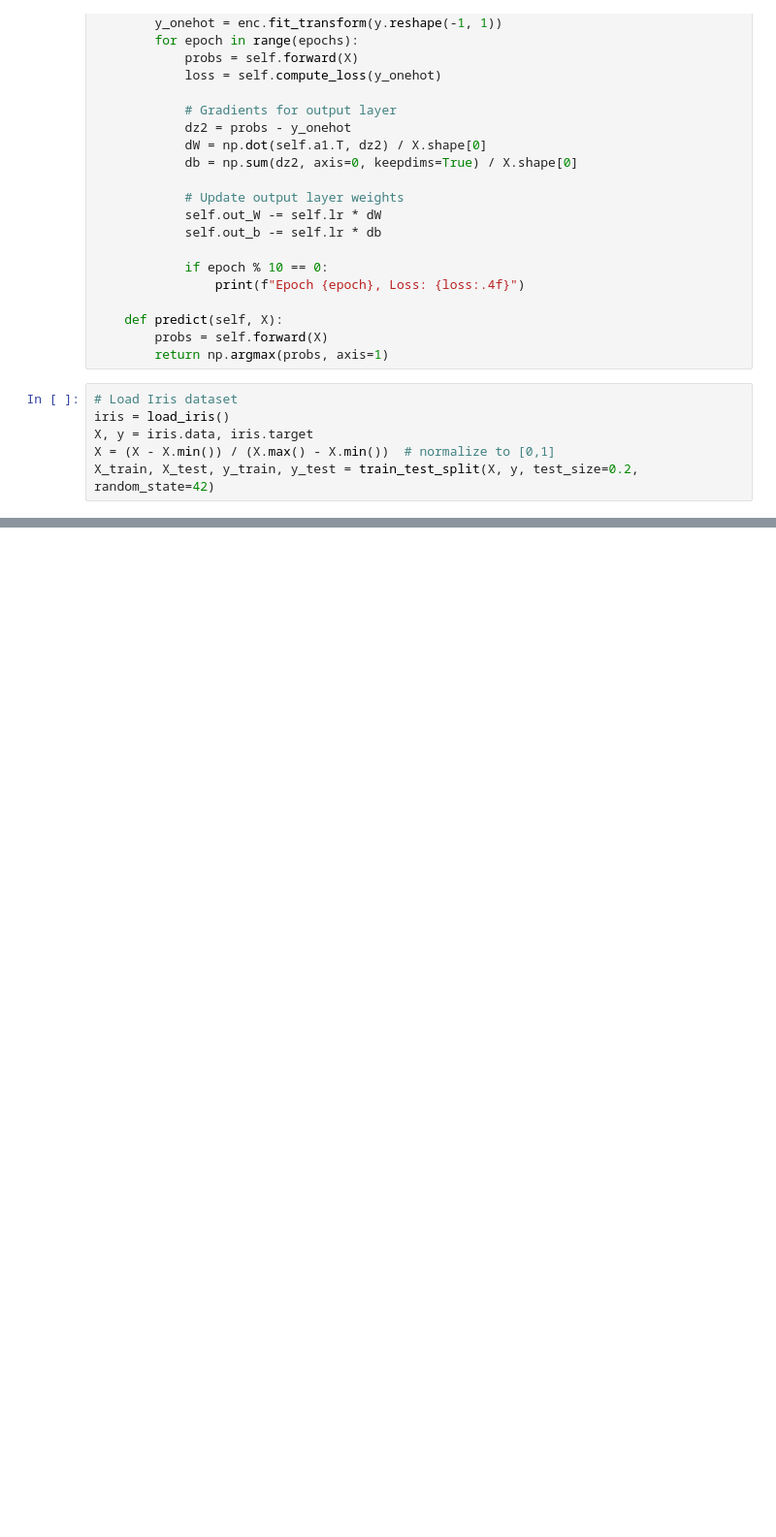
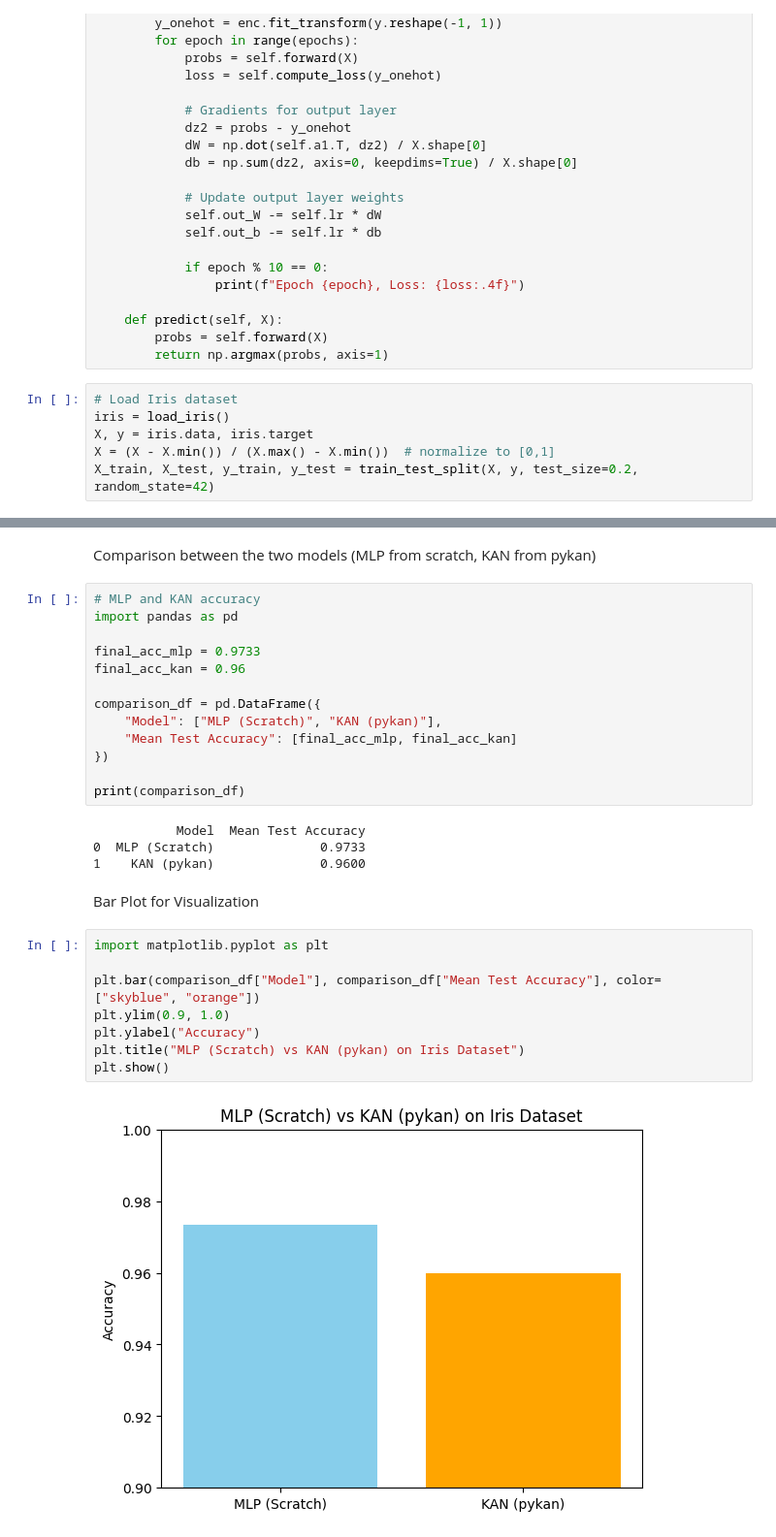
Before and after one commit to p20230445-bits/crux-inductions-2025, a Jupyter notebook: notebooks/Task1_KAN.ipynb, the cells around one changed output, grey strips where cells are left out. Shown: that part at 97% size. Cells and saved outputs as stored; diff of their text form; blank space fills up the shorter version.

Commit message:
feat(comparison): add MLP vs KAN accuracy comparison table and visualization

```diff
--- a/notebooks/Task1_KAN.ipynb
+++ b/notebooks/Task1_KAN.ipynb
@@ -132,0 +397,31 @@ Resolving deltas: 100% (9/9), done.
+# %% [markdown]
+Comparison between the two models (MLP from scratch, KAN from pykan)
+# %%
+# MLP and KAN accuracy
+import pandas as pd
+
+final_acc_mlp = 0.9733
+final_acc_kan = 0.96
+
+comparison_df = pd.DataFrame({
+    "Model": ["MLP (Scratch)", "KAN (pykan)"],
+    "Mean Test Accuracy": [final_acc_mlp, final_acc_kan]
+})
+
+print(comparison_df)
+# %% [output]
+           Model  Mean Test Accuracy
+0  MLP (Scratch)              0.9733
+1    KAN (pykan)              0.9600
+# %% [markdown]
+Bar Plot for Visualization
+# %%
+import matplotlib.pyplot as plt
+
+plt.bar(comparison_df["Model"], comparison_df["Mean Test Accuracy"], color=["skyblue", "orange"])
+plt.ylim(0.9, 1.0)
+plt.ylabel("Accuracy")
+plt.title("MLP (Scratch) vs KAN (pykan) on Iris Dataset")
+plt.show()
+# %% [output]
+[figure, added]
```
Also changed, not shown: parts of 15 cells of this notebook.
